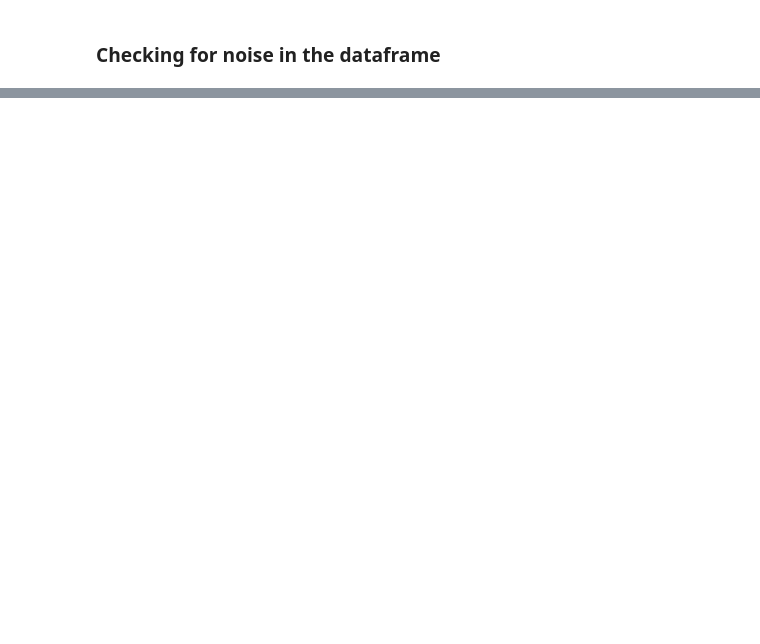
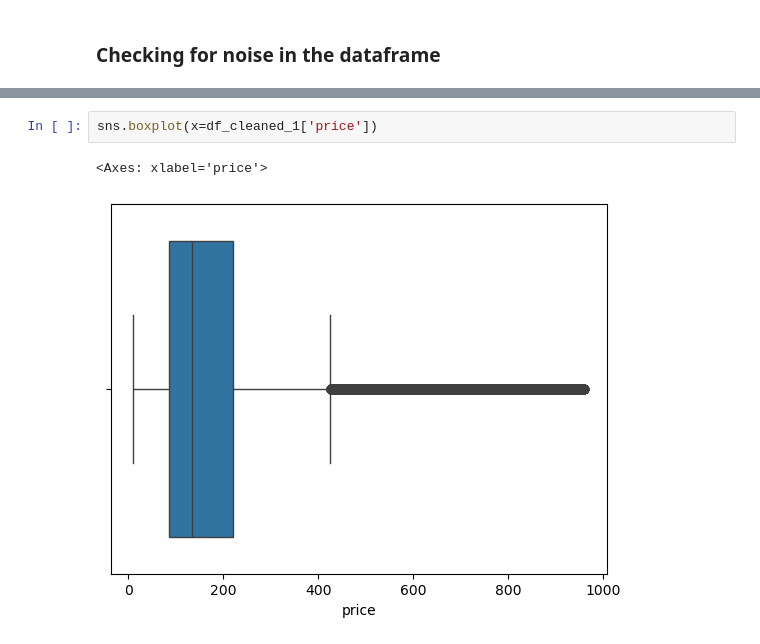
Before and after one commit to GVSU-CIS635/projects-dataminers, a Jupyter notebook: data_miners_kiptoo.ipynb, the cells around one changed output, grey strips where cells are left out. Cells and saved outputs as stored; diff of their text form; blank space fills up the shorter version.

```diff
--- a/data_miners_kiptoo.ipynb
+++ b/data_miners_kiptoo.ipynb
@@ -338,0 +223,5 @@ Sample indexes (first 20): [23, 80, 82, 102, 2154, 2456, 2457, 2501, 2550, 2863,
+# %%
+sns.boxplot(x=df_cleaned_1['price'])
+# %% [output]
+<Axes: xlabel='price'>
+[figure, added]
```
Also changed, not shown: parts of 26 cells of this notebook.
